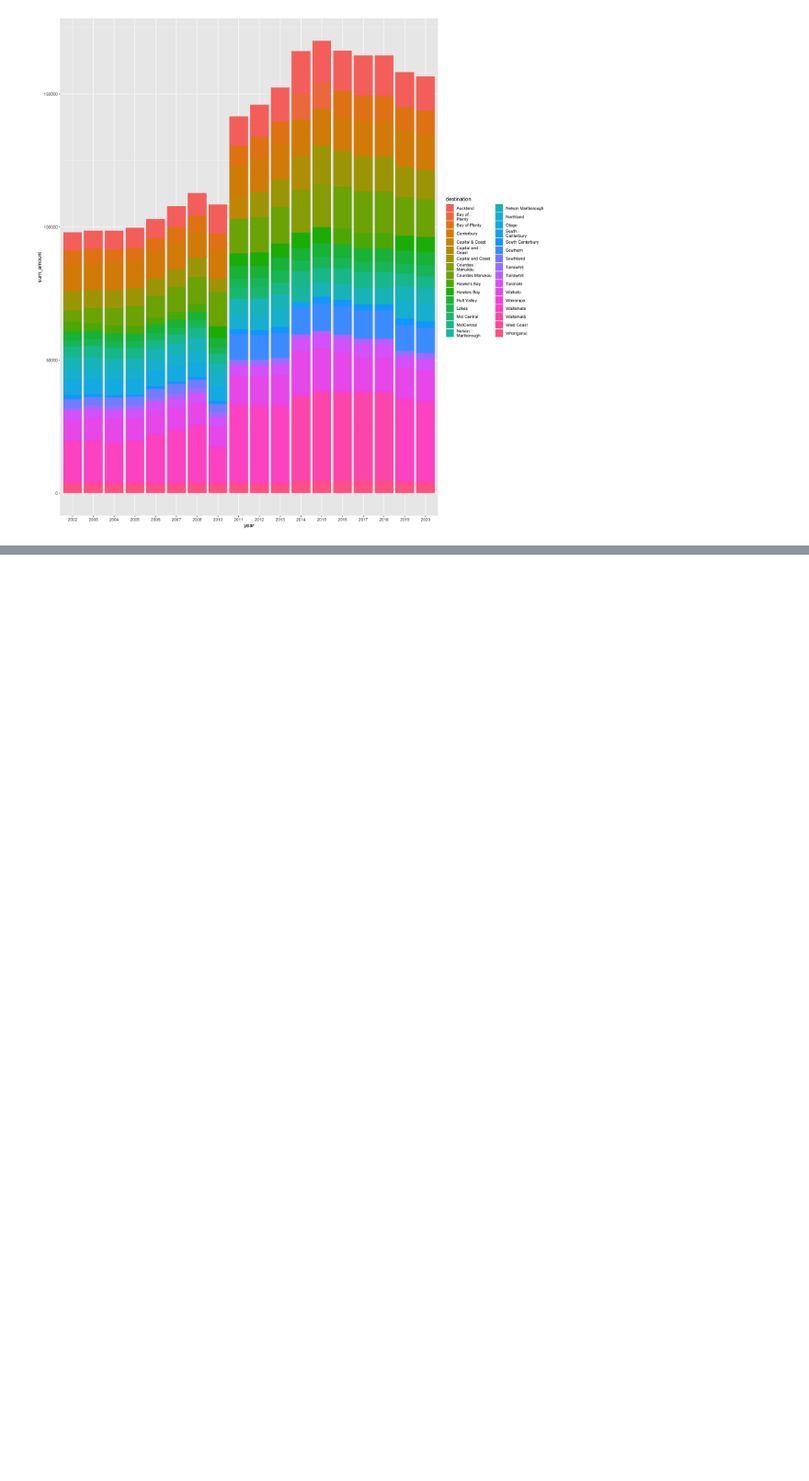
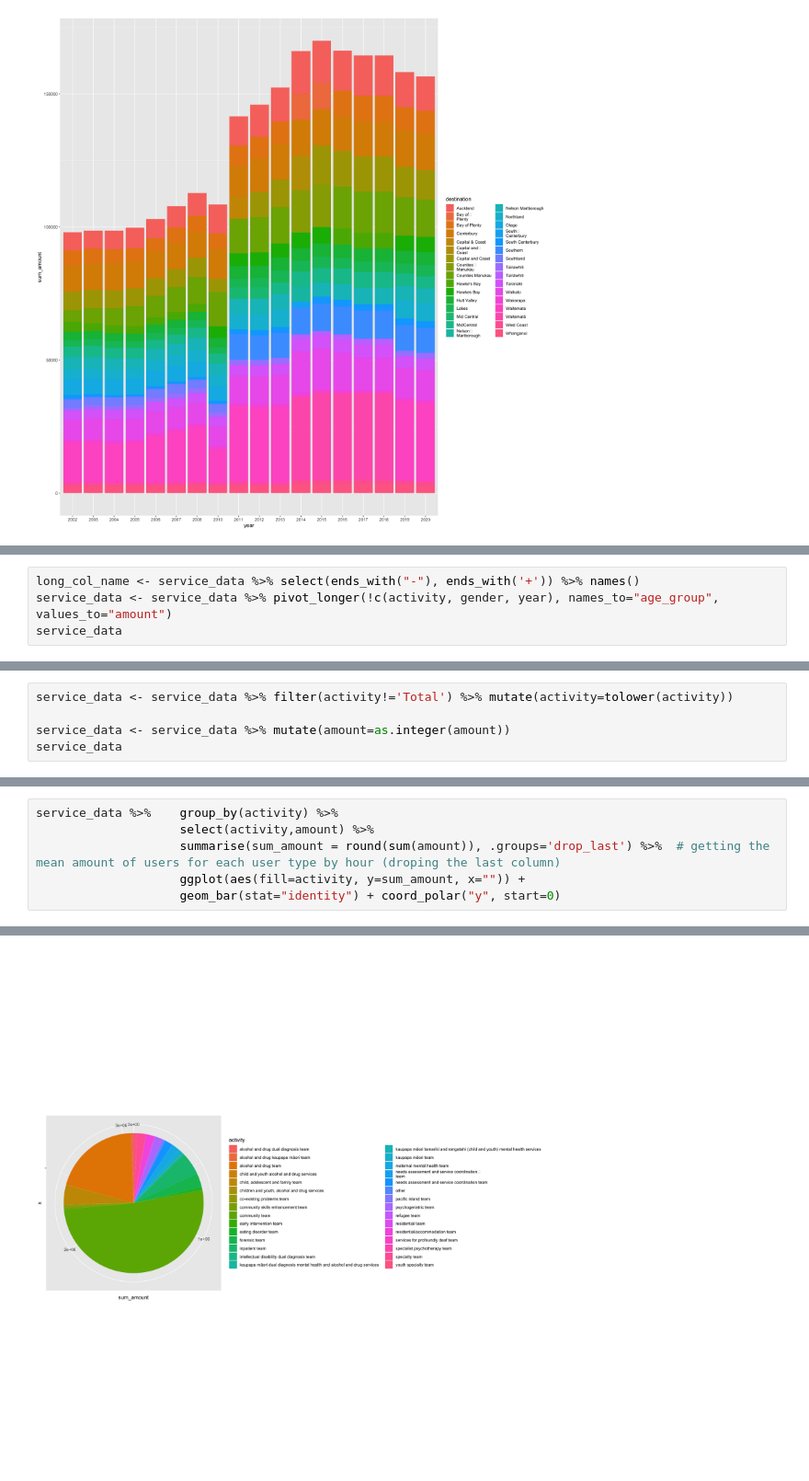
Before and after one commit to damiansastre/data201, a Jupyter notebook: project/project_damian.ipynb, the cells around one changed output, grey strips where cells are left out. Shown at 92% size. Drawn from its saved outputs; the diff is of its cells as text; blank space fills up the shorter version.

```diff
--- a/project/project_damian.ipynb
+++ b/project/project_damian.ipynb
@@ -662,0 +694,4 @@ Warning message in grid.Call.graphics(C_text, as.graphicsAnnot(x$label), x$x, x$
+# %%
+long_col_name <- service_data %>% select(ends_with("-"), ends_with('+')) %>% names()
+service_data <- service_data %>% pivot_longer(!c(activity, gender, year), names_to="age_group", values_to="amount")
+service_data
@@ -662,0 +718,5 @@ Warning message in grid.Call.graphics(C_text, as.graphicsAnnot(x$label), x$x, x$
+# %%
+service_data <- service_data %>% filter(activity!='Total') %>% mutate(activity=tolower(activity))
+
+service_data <- service_data %>% mutate(amount=as.integer(amount))
+service_data
@@ -662,0 +743,7 @@ Warning message in grid.Call.graphics(C_text, as.graphicsAnnot(x$label), x$x, x$
+# %%
+service_data %>%    group_by(activity) %>%
+                    select(activity,amount) %>%
+                    summarise(sum_amount = round(sum(amount)), .groups='drop_last') %>%  # getting the mean amount of users for each user type by hour (droping the last column)
+                    ggplot(aes(fill=activity, y=sum_amount, x="")) +
+                    geom_bar(stat="identity") + coord_polar("y", start=0)
+# %% [output]
@@ -662,0 +767 @@ Warning message in grid.Call.graphics(C_text, as.graphicsAnnot(x$label), x$x, x$
+[figure, added]
```
Also changed, not shown: parts of 6 cells of this notebook.
